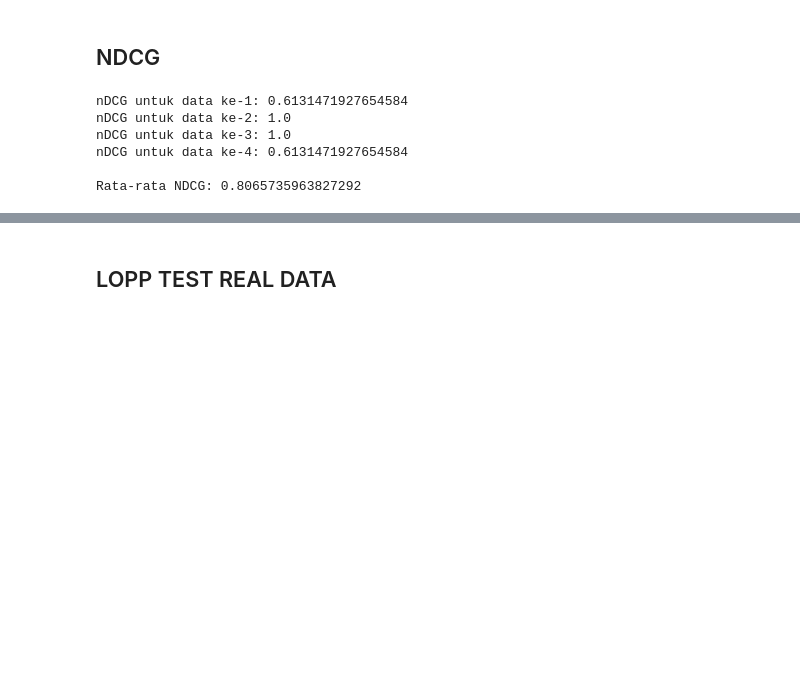
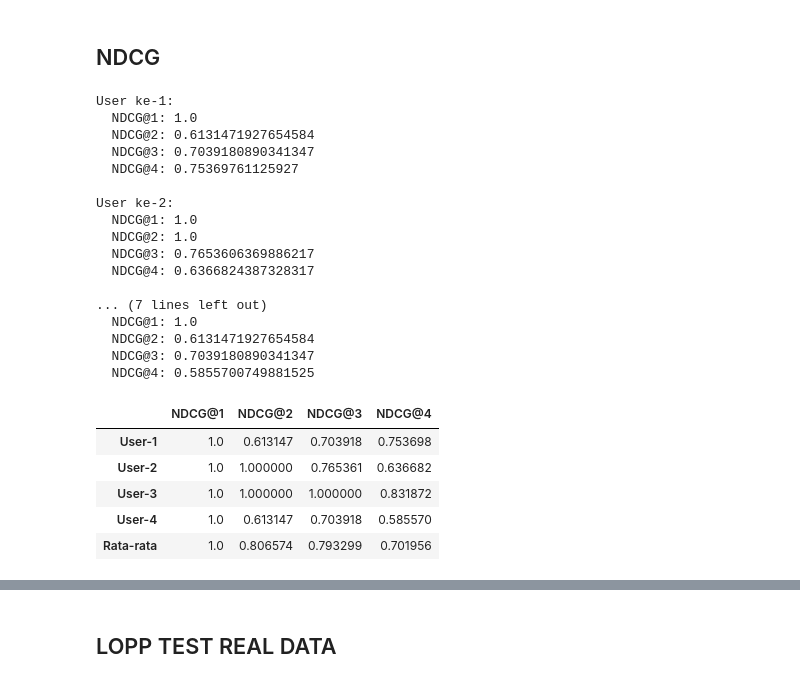
Before and after one commit to alfiiinur/setBasedImplentasi, a Jupyter notebook: evaluasi/NDCG.ipynb, the cells around one changed output, grey strips where cells are left out. Cells and saved outputs as stored; diff of their text form; code cells hidden in the pictures; blank space fills up the shorter version.

```diff
--- a/NDCG.ipynb
+++ b/evaluasi/NDCG.ipynb
@@ -191,9 +293,53 @@ def ndcgN(groundTruth, TopNrek, N):
-# %%
-calNDCGN = ndcgN(groundTruth, TopNrek, 2)
-# %% [output]
-nDCG untuk data ke-1: 0.6131471927654584
-nDCG untuk data ke-2: 1.0
-nDCG untuk data ke-3: 1.0
-nDCG untuk data ke-4: 0.6131471927654584
-
-Rata-rata NDCG: 0.8065735963827292
+# %%
+def NDCGN(groundTruth, TopNrek, max_N):
+    ndcg_matrix = []  # Menyimpan DCG tiap user untuk N = 1 sampai max_N
+
+    for i in range(len(groundTruth)):
+        user_ndcg = []
+        print(f"\nUser ke-{i+1}:")
+        for N in range(1, max_N + 1):
+            ndcg_value = EvaluasiNDCG(groundTruth[i], TopNrek[i], N)
+            user_ndcg.append(ndcg_value)
+            print(f"  NDCG@{N}: {ndcg_value}")
+        ndcg_matrix.append(user_ndcg)
+
+    # Buat DataFrame
+    columns = [f"NDCG@{N}" for N in range(1, max_N + 1)]
+    df_ndcg = pd.DataFrame(ndcg_matrix, columns=columns)
+    df_ndcg.index = [f"User-{i+1}" for i in range(len(groundTruth))]
+
+    # Tambahkan rata-rata DCG@N
+    avg_row = df_ndcg.mean()
+    df_ndcg.loc["Rata-rata"] = avg_row
+
+    # print("\nDataFrame DCG per user:")
+    # print(df_dcg)
+
+    return df_ndcg
+# %%
+calNDCGN = NDCGN(groundTruthFold1, TopNrekFold1, 4)
+calNDCGN
+# %% [output]
+User ke-1:
+  NDCG@1: 1.0
+  NDCG@2: 0.6131471927654584
+  NDCG@3: 0.7039180890341347
+  NDCG@4: 0.75369761125927
+
+User ke-2:
+  NDCG@1: 1.0
+  NDCG@2: 1.0
+  NDCG@3: 0.7653606369886217
+  NDCG@4: 0.6366824387328317
+
+... (7 lines left out)
+  NDCG@1: 1.0
+  NDCG@2: 0.6131471927654584
+  NDCG@3: 0.7039180890341347
+  NDCG@4: 0.5855700749881525
+|  | NDCG@1 | NDCG@2 | NDCG@3 | NDCG@4 |
+| User-1 | 1.0 | 0.613147 | 0.703918 | 0.753698 |
+| User-2 | 1.0 | 1.000000 | 0.765361 | 0.636682 |
+| User-3 | 1.0 | 1.000000 | 1.000000 | 0.831872 |
+| User-4 | 1.0 | 0.613147 | 0.703918 | 0.585570 |
+| Rata-rata | 1.0 | 0.806574 | 0.793299 | 0.701956 |
```
Also changed, not shown: parts of 16 cells of this notebook, 7 other files.
